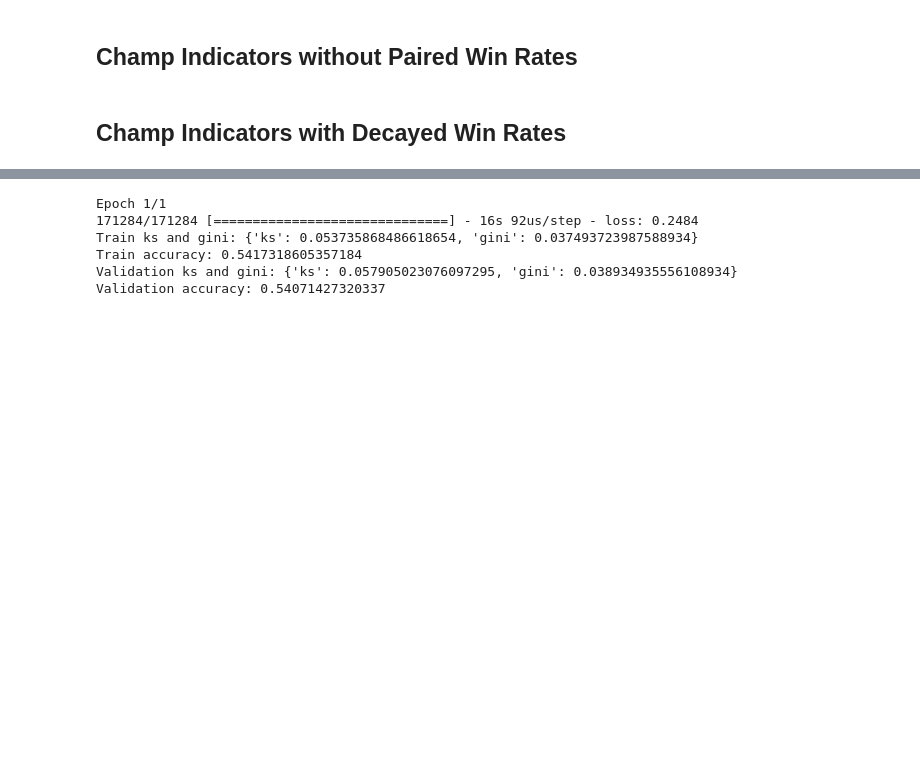
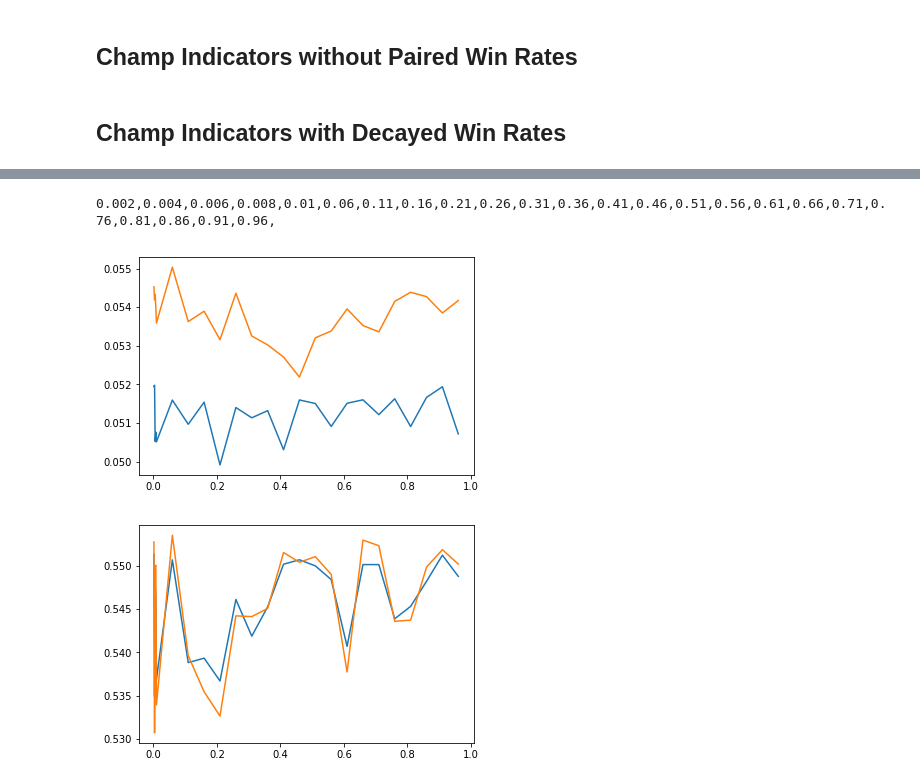
Before and after one commit to bushal01/league-ml2, a Jupyter notebook: notebooks/deep_learning_test.ipynb, the cells around one changed output, grey strips where cells are left out. Saved outputs shown, nothing was run; the diff lists cells and outputs as text; code cells hidden in the pictures; blank space fills up the shorter version.

```diff
--- a/notebooks/deep_learning_test.ipynb
+++ b/notebooks/deep_learning_test.ipynb
@@ -543,22 +565,46 @@ for col in paired_wr_cols:
 # %%
-model = Sequential()
-model.add(Dense(100, activation='sigmoid', input_shape=(X_train8.shape[1],)))
-model.add(Dense(50, activation='sigmoid'))
-model.add(Dense(20, activation='sigmoid'))
-model.add(Dense(10, activation='sigmoid'))
-model.add(Dense(1))
-model.compile(optimizer='adam', loss='mean_squared_error')
-model.fit(X_train8, Y_train)
-train_pred = model.predict(X_train8)
-print("Train ks and gini: " + str(mpf.ks_gini(Y_train, train_pred[:,0])))
-print("Train accuracy: " + str(mpf.correct_prediction_rate(Y_train, train_pred[:,0])))
-valid_pred = model.predict(X_validation8)
-print("Validation ks and gini: " + str(mpf.ks_gini(Y_validation, valid_pred[:,0])))
-print("Validation accuracy: " + str(mpf.correct_prediction_rate(Y_validation, valid_pred[:,0])))
+train_ks = []
+train_accuracy = []
+valid_ks = []
+valid_accuracy = []
+decay_factors = [.002, .004, .006, .008] + [x/100 for x in range(1, 100, 5)]
+for decay in decay_factors:
+    print(str(decay) + ',', end='')
+    X_train8 = X_train6[:]
+    X_validation8 = X_validation6[:]
+    for col in paired_wr_cols:
+        X_train8[col] = wr.decayed_win_rate(X_train8[col], X_train[col[0:-3] + '_gp'], decay)
+        X_validation8[col] = wr.decayed_win_rate(X_validation8[col], X_validation[col[0:-3] + '_gp'], decay)
+    model = Sequential()
+    model.add(Dense(100, activation='sigmoid', input_shape=(X_train8.shape[1],)))
+    model.add(Dense(50, activation='sigmoid'))
+    model.add(Dense(20, activation='sigmoid'))
+    model.add(Dense(10, activation='sigmoid'))
+    model.add(Dense(1))
+    model.compile(optimizer='adam', loss='mean_squared_error')
+    model.fit(X_train8, Y_train, verbose=0)
+    train_pred = model.predict(X_train8)
+    train_ks.append(mpf.ks_gini(Y_train, train_pred[:,0])['ks'])
+    train_accuracy.append(mpf.correct_prediction_rate(Y_train, train_pred[:,0]))
+    valid_pred = model.predict(X_validation8)
+    valid_ks.append(mpf.ks_gini(Y_validation, valid_pred[:,0]))
+    valid_accuracy.append(mpf.correct_prediction_rate(Y_validation, valid_pred[:,0]))
 # %% [output]
-Epoch 1/1
-171284/171284 [==============================] - 16s 92us/step - loss: 0.2484
-Train ks and gini: {'ks': 0.053735868486618654, 'gini': 0.037493723987588934}
-Train accuracy: 0.5417318605357184
-Validation ks and gini: {'ks': 0.057905023076097295, 'gini': 0.038934935556108934}
-Validation accuracy: 0.54071427320337
+0.002,0.004,0.006,0.008,0.01,0.06,0.11,0.16,0.21,0.26,0.31,0.36,0.41,0.46,0.51,0.56,0.61,0.66,0.71,0.76,0.81,0.86,0.91,0.96,
+# %%
+valid_ks = [x['ks'] for x in valid_ks]
+plt.plot(decay_factors, train_ks)
+plt.plot(decay_factors, valid_ks)
+plt.savefig('../reports/figures/decay_factor_ks.png')
+plt.show()
+plt.plot(decay_factors, train_accuracy)
+plt.plot(decay_factors, valid_accuracy)
+plt.savefig('../reports/figures/decay_factor_acc.png')
+plt.show()
+decay_factor_analysis = pd.DataFrame({'train_ks': train_ks, 'valid_ks': valid_ks,
+                                     'train_accuracy': train_accuracy, 'valid_accuracy': valid_accuracy},
+                                    index=decay_factors)
+decay_factor_analysis.to_csv('../reports/decay_factor_analysis.csv')
+# %% [output]
+[figure, added]
+[figure, added]
```
Also changed, not shown: parts of 3 cells of this notebook, 2 other files.
